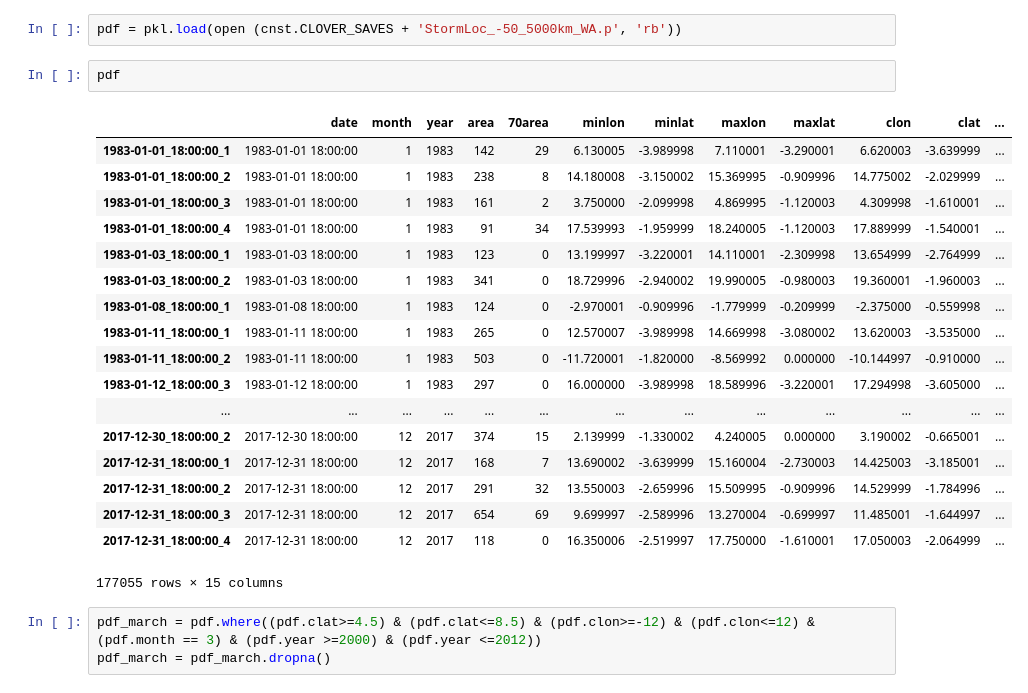
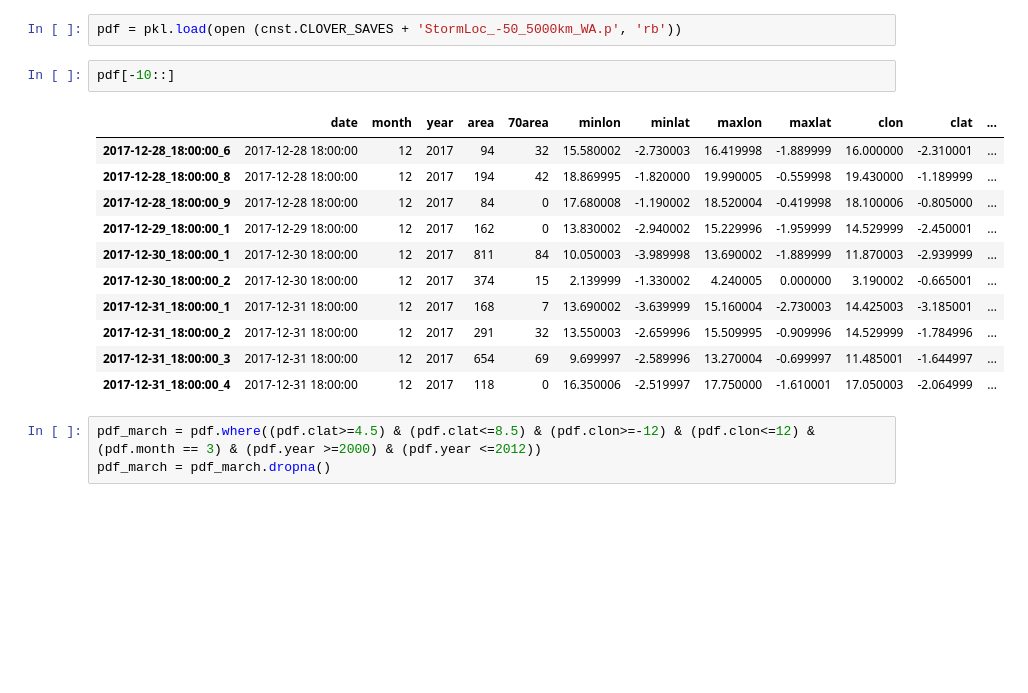
Before and after one commit to cornkle/proj_CEH, a Jupyter notebook: notebooks/CLOVER_soundings_March_Oct_stormtime_qfunction.ipynb, the cells around one changed output. Cells and saved outputs as stored; diff of their text form; blank space fills up the shorter version.

```diff
--- a/notebooks/CLOVER_soundings_March_Oct_stormtime_qfunction.ipynb
+++ b/notebooks/CLOVER_soundings_March_Oct_stormtime_qfunction.ipynb
@@ -16,26 +32,19 @@ cd ..
 # %%
 pdf = pkl.load(open (cnst.CLOVER_SAVES + 'StormLoc_-50_5000km_WA.p', 'rb'))
 # %%
-pdf
+pdf[-10::]
 # %% [output]
 |  | date | month | year | area | 70area | minlon | minlat | maxlon | maxlat | clon | clat | ... |
-| 1983-01-01_18:00:00_1 | 1983-01-01 18:00:00 | 1 | 1983 | 142 | 29 | 6.130005 | -3.989998 | 7.110001 | -3.290001 | 6.620003 | -3.639999 | ... |
-| 1983-01-01_18:00:00_2 | 1983-01-01 18:00:00 | 1 | 1983 | 238 | 8 | 14.180008 | -3.150002 | 15.369995 | -0.909996 | 14.775002 | -2.029999 | ... |
-| 1983-01-01_18:00:00_3 | 1983-01-01 18:00:00 | 1 | 1983 | 161 | 2 | 3.750000 | -2.099998 | 4.869995 | -1.120003 | 4.309998 | -1.610001 | ... |
-| 1983-01-01_18:00:00_4 | 1983-01-01 18:00:00 | 1 | 1983 | 91 | 34 | 17.539993 | -1.959999 | 18.240005 | -1.120003 | 17.889999 | -1.540001 | ... |
-| 1983-01-03_18:00:00_1 | 1983-01-03 18:00:00 | 1 | 1983 | 123 | 0 | 13.199997 | -3.220001 | 14.110001 | -2.309998 | 13.654999 | -2.764999 | ... |
-| 1983-01-03_18:00:00_2 | 1983-01-03 18:00:00 | 1 | 1983 | 341 | 0 | 18.729996 | -2.940002 | 19.990005 | -0.980003 | 19.360001 | -1.960003 | ... |
-| 1983-01-08_18:00:00_1 | 1983-01-08 18:00:00 | 1 | 1983 | 124 | 0 | -2.970001 | -0.909996 | -1.779999 | -0.209999 | -2.375000 | -0.559998 | ... |
-| 1983-01-11_18:00:00_1 | 1983-01-11 18:00:00 | 1 | 1983 | 265 | 0 | 12.570007 | -3.989998 | 14.669998 | -3.080002 | 13.620003 | -3.535000 | ... |
-| 1983-01-11_18:00:00_2 | 1983-01-11 18:00:00 | 1 | 1983 | 503 | 0 | -11.720001 | -1.820000 | -8.569992 | 0.000000 | -10.144997 | -0.910000 | ... |
-| 1983-01-12_18:00:00_3 | 1983-01-12 18:00:00 | 1 | 1983 | 297 | 0 | 16.000000 | -3.989998 | 18.589996 | -3.220001 | 17.294998 | -3.605000 | ... |
-| ... | ... | ... | ... | ... | ... | ... | ... | ... | ... | ... | ... | ... |
+| 2017-12-28_18:00:00_6 | 2017-12-28 18:00:00 | 12 | 2017 | 94 | 32 | 15.580002 | -2.730003 | 16.419998 | -1.889999 | 16.000000 | -2.310001 | ... |
+| 2017-12-28_18:00:00_8 | 2017-12-28 18:00:00 | 12 | 2017 | 194 | 42 | 18.869995 | -1.820000 | 19.990005 | -0.559998 | 19.430000 | -1.189999 | ... |
+| 2017-12-28_18:00:00_9 | 2017-12-28 18:00:00 | 12 | 2017 | 84 | 0 | 17.680008 | -1.190002 | 18.520004 | -0.419998 | 18.100006 | -0.805000 | ... |
+| 2017-12-29_18:00:00_1 | 2017-12-29 18:00:00 | 12 | 2017 | 162 | 0 | 13.830002 | -2.940002 | 15.229996 | -1.959999 | 14.529999 | -2.450001 | ... |
+| 2017-12-30_18:00:00_1 | 2017-12-30 18:00:00 | 12 | 2017 | 811 | 84 | 10.050003 | -3.989998 | 13.690002 | -1.889999 | 11.870003 | -2.939999 | ... |
 | 2017-12-30_18:00:00_2 | 2017-12-30 18:00:00 | 12 | 2017 | 374 | 15 | 2.139999 | -1.330002 | 4.240005 | 0.000000 | 3.190002 | -0.665001 | ... |
 | 2017-12-31_18:00:00_1 | 2017-12-31 18:00:00 | 12 | 2017 | 168 | 7 | 13.690002 | -3.639999 | 15.160004 | -2.730003 | 14.425003 | -3.185001 | ... |
 | 2017-12-31_18:00:00_2 | 2017-12-31 18:00:00 | 12 | 2017 | 291 | 32 | 13.550003 | -2.659996 | 15.509995 | -0.909996 | 14.529999 | -1.784996 | ... |
 | 2017-12-31_18:00:00_3 | 2017-12-31 18:00:00 | 12 | 2017 | 654 | 69 | 9.699997 | -2.589996 | 13.270004 | -0.699997 | 11.485001 | -1.644997 | ... |
 | 2017-12-31_18:00:00_4 | 2017-12-31 18:00:00 | 12 | 2017 | 118 | 0 | 16.350006 | -2.519997 | 17.750000 | -1.610001 | 17.050003 | -2.064999 | ... |
-177055 rows × 15 columns
 # %%
 pdf_march = pdf.where((pdf.clat>=4.5) & (pdf.clat<=8.5) & (pdf.clon>=-12) & (pdf.clon<=12) &
 (pdf.month == 3) & (pdf.year >=2000) & (pdf.year <=2012))
```
Also changed, not shown: parts of 11 cells of this notebook, 8 other files.
